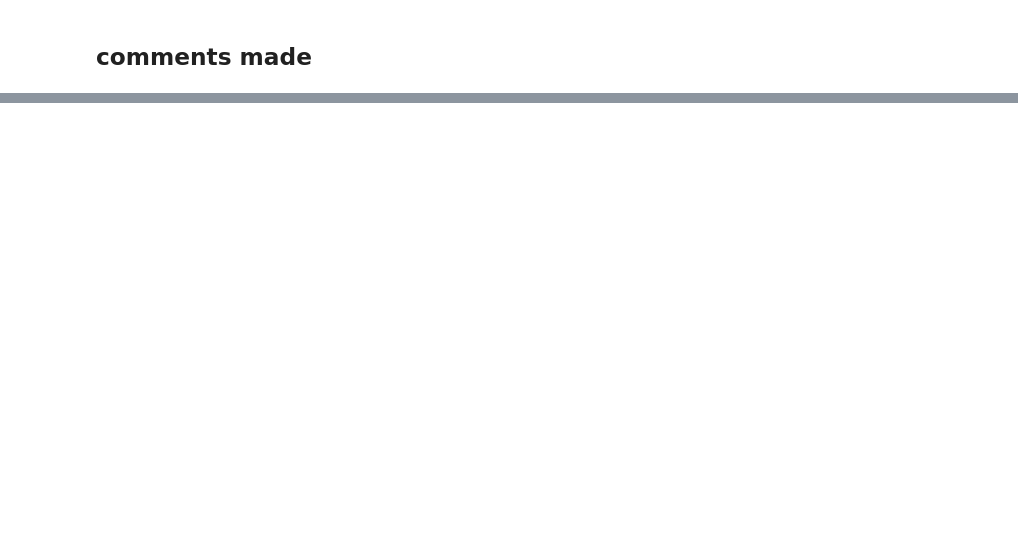
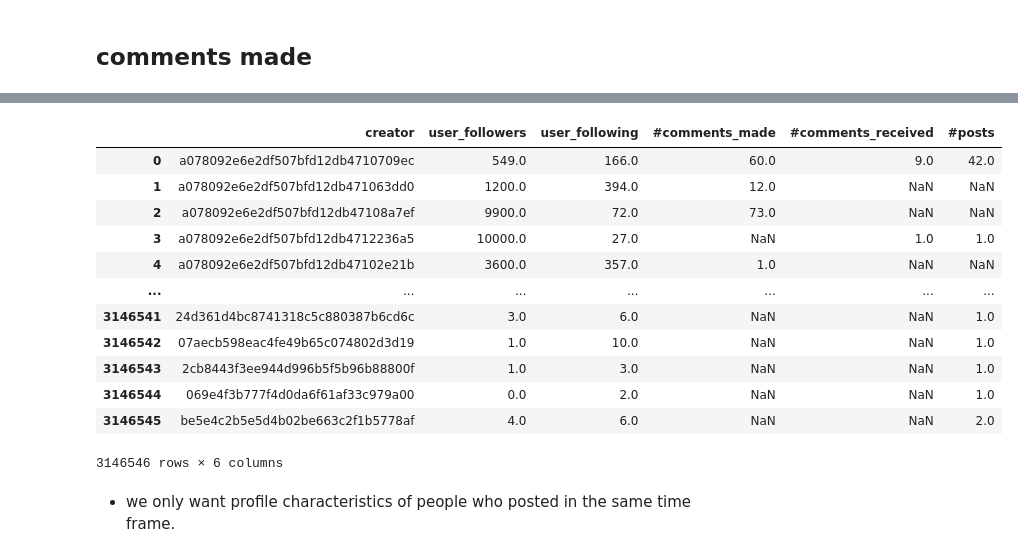
Before and after one commit to nmrastogi/QAnon, a Jupyter notebook: same_range.ipynb, the cells around one changed output, grey strips where cells are left out. Saved outputs shown, nothing was run; the diff lists cells and outputs as text; code cells hidden in the pictures; blank space fills up the shorter version.

```diff
--- a/same_range.ipynb
+++ b/same_range.ipynb
@@ -2030,0 +2237,4 @@ grouped_data_5
+# %%
+import pandas as pd
+loo=pd.read_csv("../largedata/new_range/same_range/parler_posts_comments_received_comments_made.csv")
+loo
@@ -2030,0 +2287,19 @@ grouped_data_5
+# %%
+goo=pd.merge(ta, loo, on='creator', how='inner')
+goo
+# %% [output]
+|  | creator | user_followers | user_following | #comments_made | #comments_received | #posts |
+| 0 | a078092e6e2df507bfd12db4710709ec | 549.0 | 166.0 | 60.0 | 9.0 | 42.0 |
+| 1 | a078092e6e2df507bfd12db471063dd0 | 1200.0 | 394.0 | 12.0 | NaN | NaN |
+| 2 | a078092e6e2df507bfd12db47108a7ef | 9900.0 | 72.0 | 73.0 | NaN | NaN |
+| 3 | a078092e6e2df507bfd12db4712236a5 | 10000.0 | 27.0 | NaN | 1.0 | 1.0 |
+| 4 | a078092e6e2df507bfd12db47102e21b | 3600.0 | 357.0 | 1.0 | NaN | NaN |
+| ... | ... | ... | ... | ... | ... | ... |
+| 3146541 | 24d361d4bc8741318c5c880387b6cd6c | 3.0 | 6.0 | NaN | NaN | 1.0 |
+| 3146542 | 07aecb598eac4fe49b65c074802d3d19 | 1.0 | 10.0 | NaN | NaN | 1.0 |
+| 3146543 | 2cb8443f3ee944d996b5f5b96b88800f | 1.0 | 3.0 | NaN | NaN | 1.0 |
+| 3146544 | 069e4f3b777f4d0da6f61af33c979a00 | 0.0 | 2.0 | NaN | NaN | 1.0 |
+| 3146545 | be5e4c2b5e5d4b02be663c2f1b5778af | 4.0 | 6.0 | NaN | NaN | 2.0 |
+3146546 rows × 6 columns
+# %% [markdown]
+- we only want profile characteristics of people who posted in the same time frame.
```
Also changed, not shown: parts of 31 cells of this notebook.
